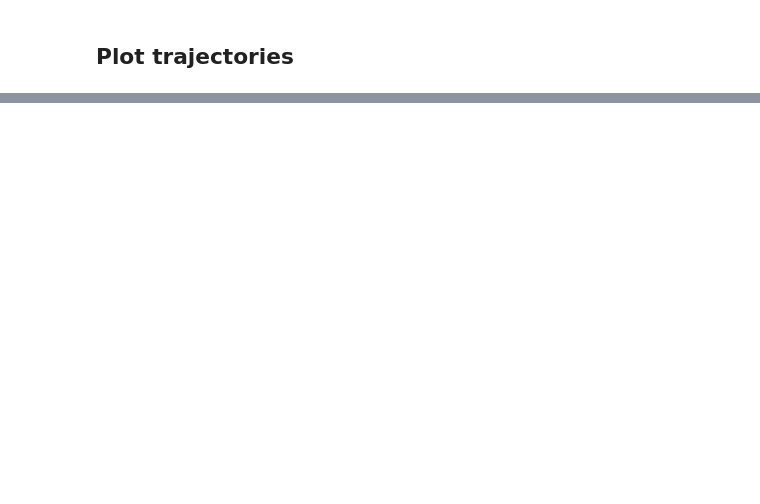
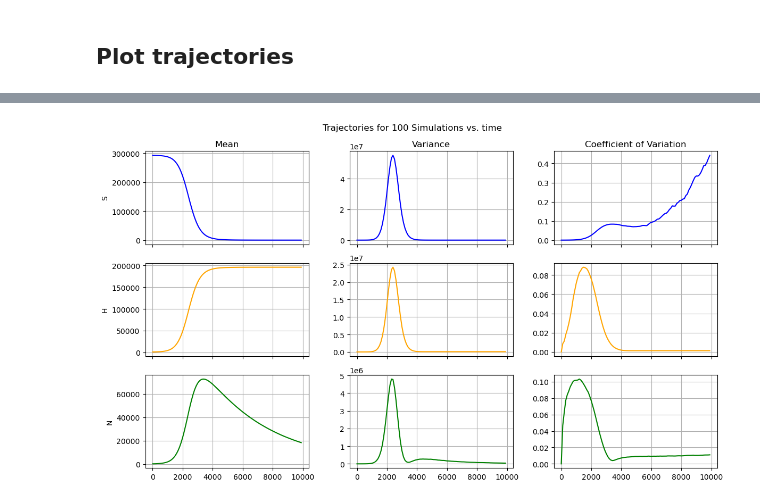
Before and after one commit to resch-peter/Diffuse-and-Stochastic-Processes, a Jupyter notebook: Metabolism_Gillespie-Simulation/metabolism_gillespie-simulation.ipynb, the cells around one changed output, grey strips where cells are left out. Saved outputs shown, nothing was run; the diff lists cells and outputs as text; code cells hidden in the pictures; blank space fills up the shorter version.

Commit message:
gillespie method done

```diff
--- a/Metabolism_Gillespie-Simulation/metabolism_gillespie-simulation.ipynb
+++ b/Metabolism_Gillespie-Simulation/metabolism_gillespie-simulation.ipynb
@@ -201,0 +338,19 @@ fig.savefig('count_vs_time.png', dpi=300)
+# %%
+num_simulations=100
+
+simulation_times = []
+simulation_counts_S = []
+simulation_counts_N = []
+simulation_counts_H = []
+
+for _ in tqdm(range(num_simulations)):
+    times, [counts_S,counts_H,counts_N] = simulate_metabolism(lam, gamma, mu,alpha, S, H, N, total_time)
+    #print(len(times))
+    #print(len(counts_S))
+    #print(counts_S[0])
+    simulation_times.append(times)
+    simulation_counts_S.append(counts_S)
+    simulation_counts_N.append(counts_N)
+    simulation_counts_H.append(counts_H)
+
+print("Done!")
@@ -241,16 +447,41 @@ for t in aligned_event_times:
 # %%
-#plot mRNA count vs time for each simulation
-fig,ax=plt.subplots(figsize=(8, 4))
-for i in range(100):
-    ax.plot(time_simulations[i], mRNA_simulations[i], alpha=0.1)
-ax.plot(mRNA_all_event_times, mRNA_mean_array, label='Mean over 100 simulations', color='black', linewidth=2)
+#plot counts vs time for each simulation
+fig,ax=plt.subplots(3, 3, figsize=(12,7),sharex=True)
+ax[0,0].plot(aligned_event_times, S_mean_array, c='blue')
+#ax[0,0].fill_between(aligned_event_times, S_mean_array-S_variance_array, S_mean_array+S_variance_array, alpha=0.2, color='blue')
+ax[0,0].set_title('Mean')
+ax[0,0].set_ylabel('S')
+ax[0,1].plot(aligned_event_times, S_variance_array, c='blue')
+ax[0,1].set_title('Variance')
+ax[0,2].plot(aligned_event_times, S_coeff_var_array, c='blue')
+ax[0,2].set_title('Coefficient of Variation')
 
-ax.plot(mRNA_all_event_times, mRNA_variance_array, label='Variance over 100 simulations', color='red', linewidth=2)
-ax.set_xlim(0, total_time)
-ax.set_xlabel('Time')
-ax.set_ylabel('mRNA Count')
-ax.set_title(rf'mRNA Count vs Time, $\Omega={omega}, \alpha={alpha}, \Gamma_1={gamma_1}$')
-ax.legend()
-plt.grid()
+ax[1,0].plot(aligned_event_times, H_mean_array,c='orange')
+#ax[1,0].fill_between(aligned_event_times, H_mean_array-H_variance_array, H_mean_array+H_variance_array, alpha=0.2, color='orange')
+ax[1,0].set_ylabel('H')
+ax[1,1].plot(aligned_event_times, H_variance_array,c='orange')
+ax[1,2].plot(aligned_event_times, H_coeff_var_array,c='orange')
+
+ax[2,0].plot(aligned_event_times, N_mean_array,c='green')
+#ax[2,0].fill_between(aligned_event_times, N_mean_array-N_variance_array, N_mean_array+N_variance_array, alpha=0.2, color='green')
+ax[2,0].set_ylabel('N')
+ax[2,1].plot(aligned_event_times, N_variance_array,c='green')
+ax[2,2].plot(aligned_event_times, N_coeff_var_array,c='green')
+
+
+fig.suptitle(rf'Trajectories for {num_simulations} Simulations vs. time')
+
+ax[0,0].grid()
+ax[0,1].grid()
+ax[0,2].grid()
+ax[1,0].grid()
+ax[1,1].grid()
+ax[1,2].grid()
+ax[2,0].grid()
+ax[2,1].grid()
+ax[2,2].grid()
+
 plt.tight_layout()
-fig.savefig('mRNA_count_vs_time.png', dpi=300)
+fig.savefig('means,var,trajectories.png', dpi=300)
+# %% [output]
+[figure, added]
```
Also changed, not shown: parts of 19 cells of this notebook, 3 other files.
